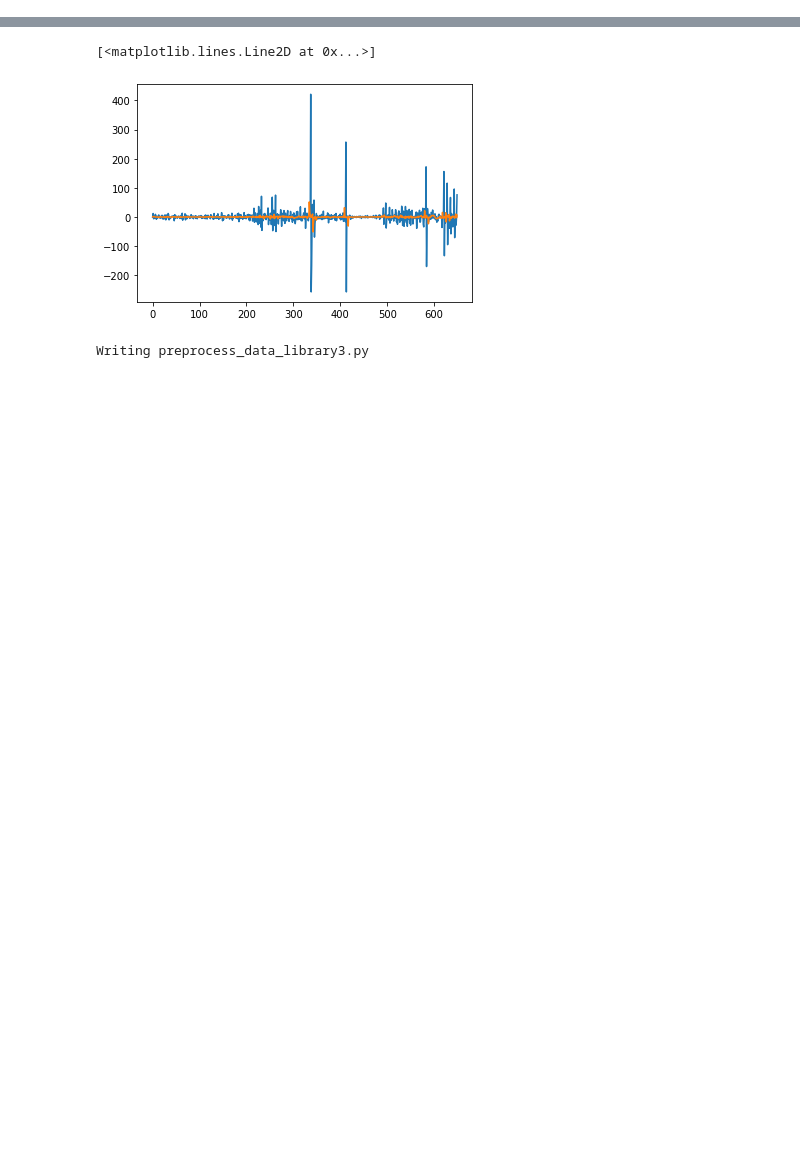
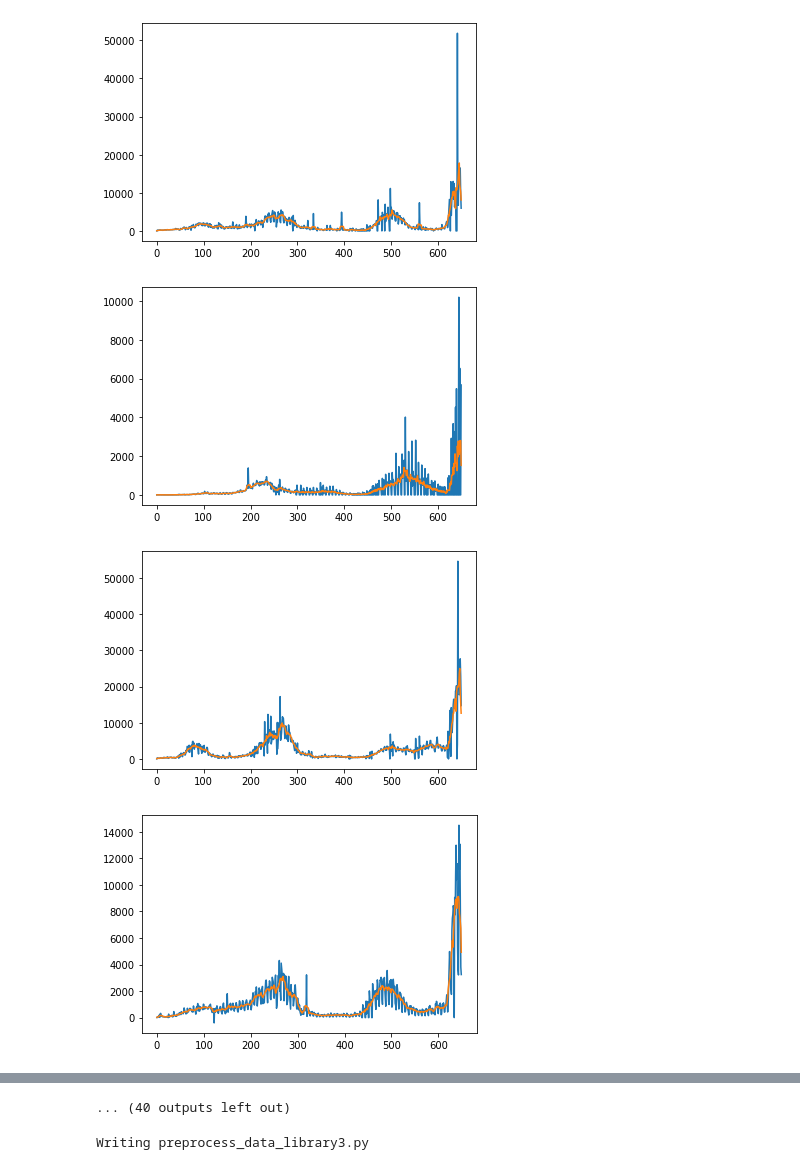
Before and after one commit to AWUIUC/CS499-SP22, a Jupyter notebook: 3. Experiments/2. STAN-Without Missing Data/preprocess_data3.ipynb, the cells around one changed output, grey strips where cells are left out. Drawn from its saved outputs; the diff is of its cells as text; code cells hidden in the pictures; blank space fills up the shorter version.

```diff
--- a/3. Experiments/2. STAN-Without Missing Data/preprocess_data3.ipynb
+++ b/3. Experiments/2. STAN-Without Missing Data/preprocess_data3.ipynb
@@ -130,28 +137,42 @@ daily_change_in_deaths = np.concatenate((np.zeros((death_cases.shape[0], 1), dty
 # %%
 """
 Show/Plot the effect of smoothing the data
 """
 import matplotlib.pyplot as plt
+
 # confirmed_cases.shape # (52, 650)
 # death_cases.shape # (52, 650)
 # daily_change_in_confirmed.shape # (52, 650)
 # daily_change_in_deaths.shape # (52, 650)
 # loc_list.index('Kentucky') # 17
 
 # Define smoothing function from: https://www.delftstack.com/howto/python/smooth-data-in-python/
 def smooth(y, box_pts):
     box = np.ones(box_pts)/box_pts
     y_smooth = np.convolve(y, box, mode='same')
     return y_smooth
 
 # Show raw data before smoothing
 # y_raw = confirmed_cases[17]
 # y_raw = death_cases[17]
 # y_raw = daily_change_in_confirmed[17]
-y_raw = daily_change_in_deaths[17]
-plt.plot(np.arange(650), y_raw)
+# y_raw = daily_change_in_deaths[17]
+# plt.plot(np.arange(650), y_raw)
 
 # Show data after smoothing (Show effect of smoothing)
-y_smoothed = smooth(y_raw, 8)
-plt.plot(np.arange(650), y_smoothed)
+# y_smoothed = smooth(y_raw, 8)
+# plt.plot(np.arange(650), y_smoothed)
+
+x = np.arange(650)
+for i in range(52):
+  y_raw = daily_change_in_confirmed[i]
+  y_smoothed = smooth(y_raw, 8)
+  plt.figure()
+  plt.plot(x, y_raw)
+  plt.plot(x, y_smoothed)
+  plt.show()
 # %% [output]
+[figure, new version]
+[figure, added]
+[figure, added]
+[figure, added]
@@ -158,5 +187,4 @@ plt.plot(np.arange(650), y_smoothed)
-[<matplotlib.lines.Line2D at 0x...>]
+... (40 outputs left out)
-[figure, old version]
 # %%
 """
 Smooth the data
```
Also changed, not shown: parts of 5 cells of this notebook, 16 other files.
